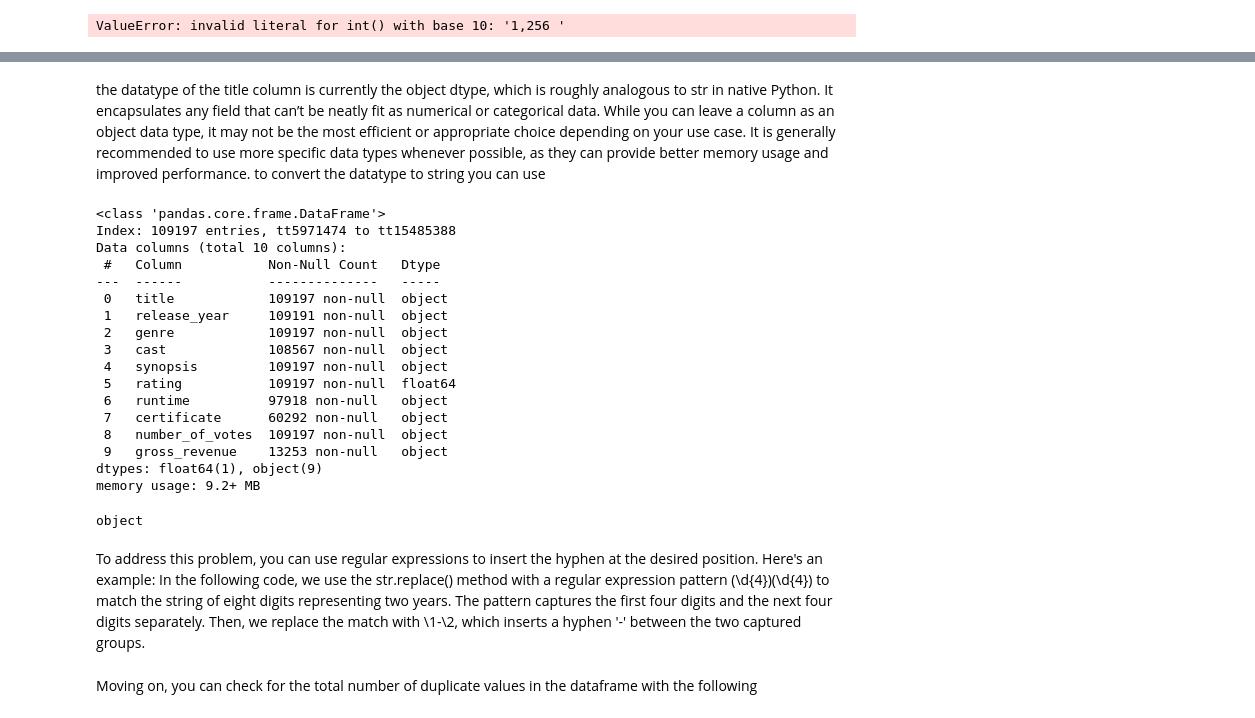
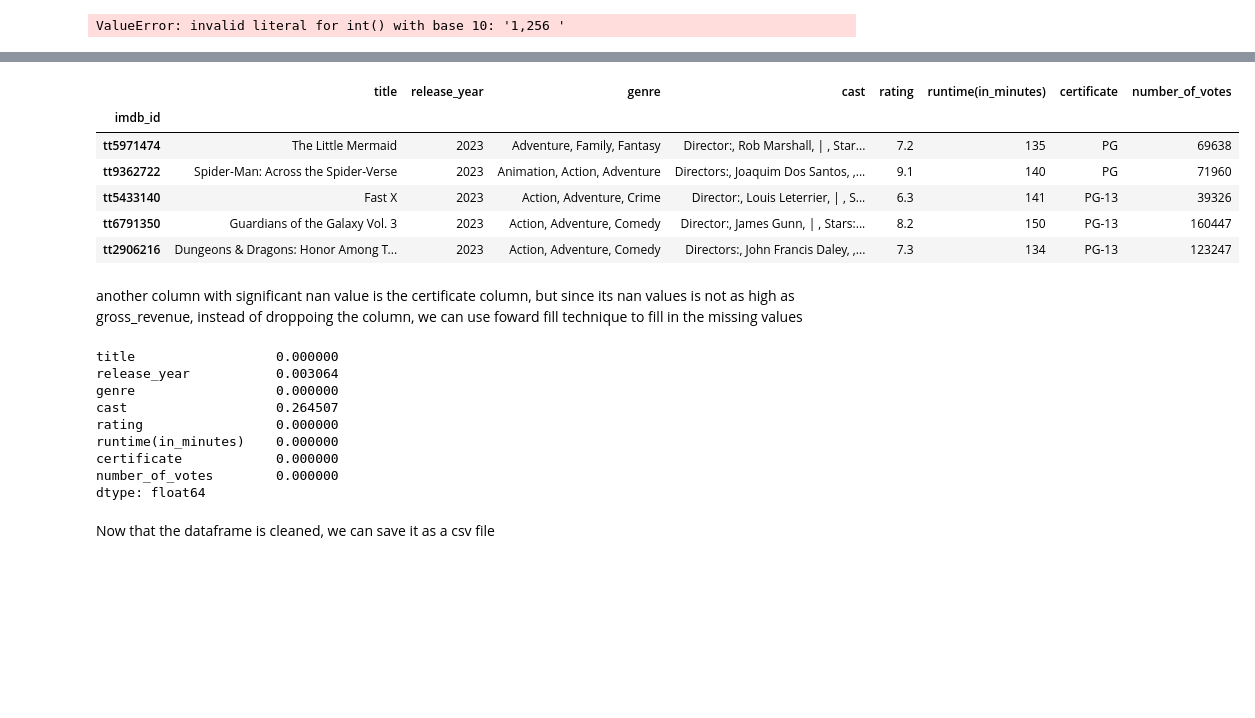
Before and after one commit to ibrahimanis081/data_cleaning_projects, a Jupyter notebook: notebooks/imdb_tv_series.ipynb, the cells around one changed output, grey strips where cells are left out. Drawn from its saved outputs; the diff is of its cells as text; code cells hidden in the pictures; blank space fills up the shorter version.

```diff
--- a/notebooks/imdb_tv_series.ipynb
+++ b/notebooks/imdb_tv_series.ipynb
@@ -414,0 +459,4 @@ AttributeError: 'NoneType' object has no attribute 'dtypes'
+# %%
+imdb_df["number_of_votes"] = imdb_df["number_of_votes"].astype("Int64")
+# %%
+imdb_df["gross_revenue"] = imdb_df["gross_revenue"].astype("Int64")
@@ -415,2 +521,2 @@ AttributeError: 'NoneType' object has no attribute 'dtypes'
 # %%
-imdb_df.dtypes
+imdb_df.drop("gross_revenue", axis=1, inplace=True)
@@ -428,27 +523,12 @@ dtype: object
-# %% [markdown]
-the datatype of the title column is currently the object dtype, which is roughly analogous to str in native Python. It encapsulates any field that can’t be neatly fit as numerical or categorical data. While you can leave a column as an object data type, it may not be the most efficient or appropriate choice depending on your use case. It is generally recommended to use more specific data types whenever possible, as they can provide better memory usage and improved performance. to convert the datatype to string you can use
-# %%
-imdb_df["title"] = imdb_df["title"].astype(str)
-imdb_df.info()
-# %% [output]
-<class 'pandas.core.frame.DataFrame'>
-Index: 109197 entries, tt5971474 to tt15485388
-Data columns (total 10 columns):
- #   Column           Non-Null Count   Dtype
----  ------           --------------   -----
- 0   title            109197 non-null  object
- 1   release_year     109191 non-null  object
- 2   genre            109197 non-null  object
- 3   cast             108567 non-null  object
- 4   synopsis         109197 non-null  object
- 5   rating           109197 non-null  float64
- 6   runtime          97918 non-null   object
- 7   certificate      60292 non-null   object
- 8   number_of_votes  109197 non-null  object
- 9   gross_revenue    13253 non-null   object
-dtypes: float64(1), object(9)
-memory usage: 9.2+ MB
-# %%
-print(imdb_df["title"].dtype)
-# %% [output]
-object
+# %%
+imdb_df.head()
+# %% [output]
+|  | title | release_year | genre | cast | rating | runtime(in_minutes) | certificate | number_of_votes |
+| imdb_id |  |  |  |  |  |  |  |  |
+| tt5971474 | The Little Mermaid | 2023 | Adventure, Family, Fantasy | Director:, Rob Marshall, | , Star... | 7.2 | 135 | PG | 69638 |
+| tt9362722 | Spider-Man: Across the Spider-Verse | 2023 | Animation, Action, Adventure | Directors:, Joaquim Dos Santos, ,... | 9.1 | 140 | PG | 71960 |
+| tt5433140 | Fast X | 2023 | Action, Adventure, Crime | Director:, Louis Leterrier, | , S... | 6.3 | 141 | PG-13 | 39326 |
+| tt6791350 | Guardians of the Galaxy Vol. 3 | 2023 | Action, Adventure, Comedy | Director:, James Gunn, | , Stars:... | 8.2 | 150 | PG-13 | 160447 |
+| tt2906216 | Dungeons & Dragons: Honor Among T... | 2023 | Action, Adventure, Comedy | Directors:, John Francis Daley, ,... | 7.3 | 134 | PG-13 | 123247 |
+# %% [markdown]
+another column with significant nan value is the certificate column, but since its nan values is not as high as gross_revenue, instead of droppoing the column, we can use foward fill technique to fill in the missing values
@@ -455,5 +537,14 @@ object
+# %%
+imdb_df.isnull().mean() * 100
+# %% [output]
+title                  0.000000
+release_year           0.003064
+genre                  0.000000
+cast                   0.264507
+rating                 0.000000
+runtime(in_minutes)    0.000000
+certificate            0.000000
+number_of_votes        0.000000
+dtype: float64
 # %% [markdown]
-To address this problem, you can use regular expressions to insert the hyphen at the desired position. Here's an example:
-In the following code, we use the str.replace() method with a regular expression pattern (\d{4})(\d{4}) to match the string of eight digits representing two years. The pattern captures the first four digits and the next four digits separately. Then, we replace the match with \1-\2, which inserts a hyphen '-' between the two captured groups.
+Now that the dataframe is cleaned, we can save it as a csv file
-# %% [markdown]
-Moving on, you can check for the total number of duplicate values in the dataframe with the following
```
Also changed, not shown: parts of 40 cells of this notebook, 5 other files.
